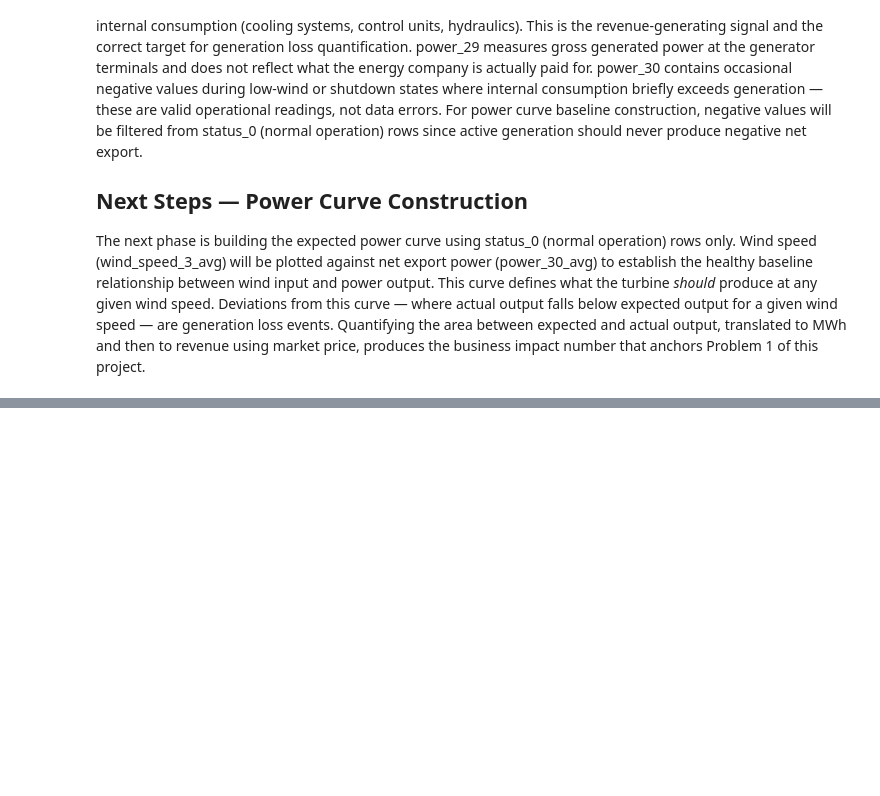
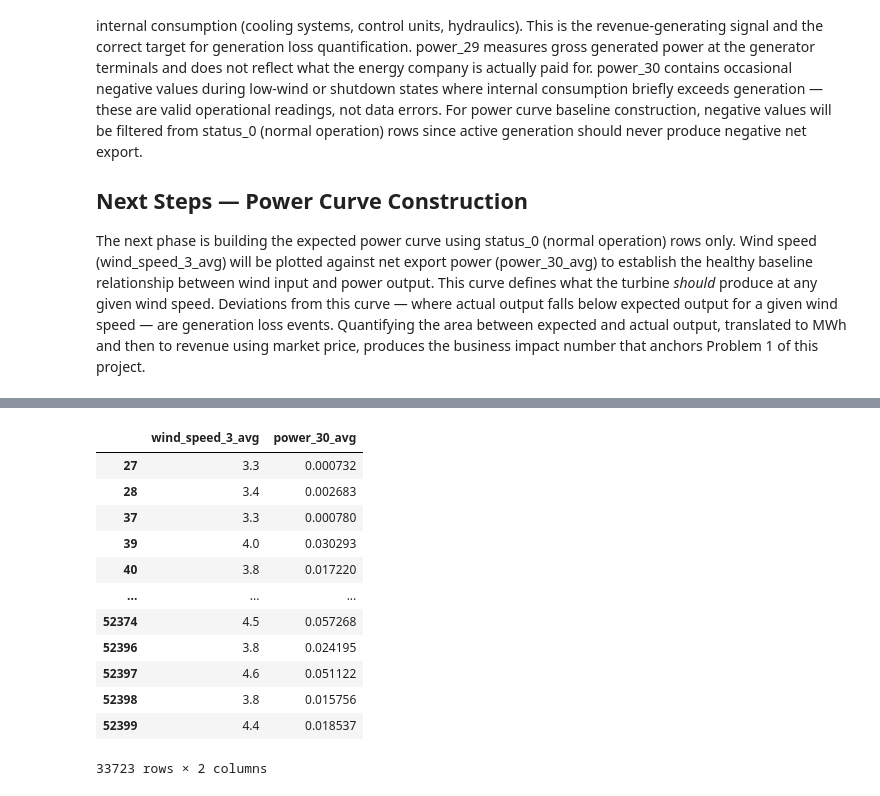
Before and after one commit to RithikDatascientist/potfolio, a Jupyter notebook: Wind_turbin_fault_detection_and_generation_loss/notebooks/01_EDA_Farm_A.ipynb, the cells around one changed output, grey strips where cells are left out. Cells and saved outputs as stored; diff of their text form; code cells hidden in the pictures; blank space fills up the shorter version.

```diff
--- a/Wind_turbin_fault_detection_and_generation_loss/notebooks/01_EDA_Farm_A.ipynb
+++ b/Wind_turbin_fault_detection_and_generation_loss/notebooks/01_EDA_Farm_A.ipynb
@@ -389,0 +410,18 @@ The next phase is building the expected power curve using status_0 (normal opera
+# %%
+power_generated_curve = file_0[file_0["status_type_id"] == 0][["wind_speed_3_avg","power_30_avg"]]
+power_generated_curve = power_generated_curve[(power_generated_curve["wind_speed_3_avg"] >= 3) & (power_generated_curve["power_30_avg"] > 0) ]
+power_generated_curve
+# %% [output]
+|  | wind_speed_3_avg | power_30_avg |
+| 27 | 3.3 | 0.000732 |
+| 28 | 3.4 | 0.002683 |
+| 37 | 3.3 | 0.000780 |
+| 39 | 4.0 | 0.030293 |
+| 40 | 3.8 | 0.017220 |
+| ... | ... | ... |
+| 52374 | 4.5 | 0.057268 |
+| 52396 | 3.8 | 0.024195 |
+| 52397 | 4.6 | 0.051122 |
+| 52398 | 3.8 | 0.015756 |
+| 52399 | 4.4 | 0.018537 |
+33723 rows × 2 columns
```
Also changed, not shown: parts of 4 cells of this notebook, 2 other files.
